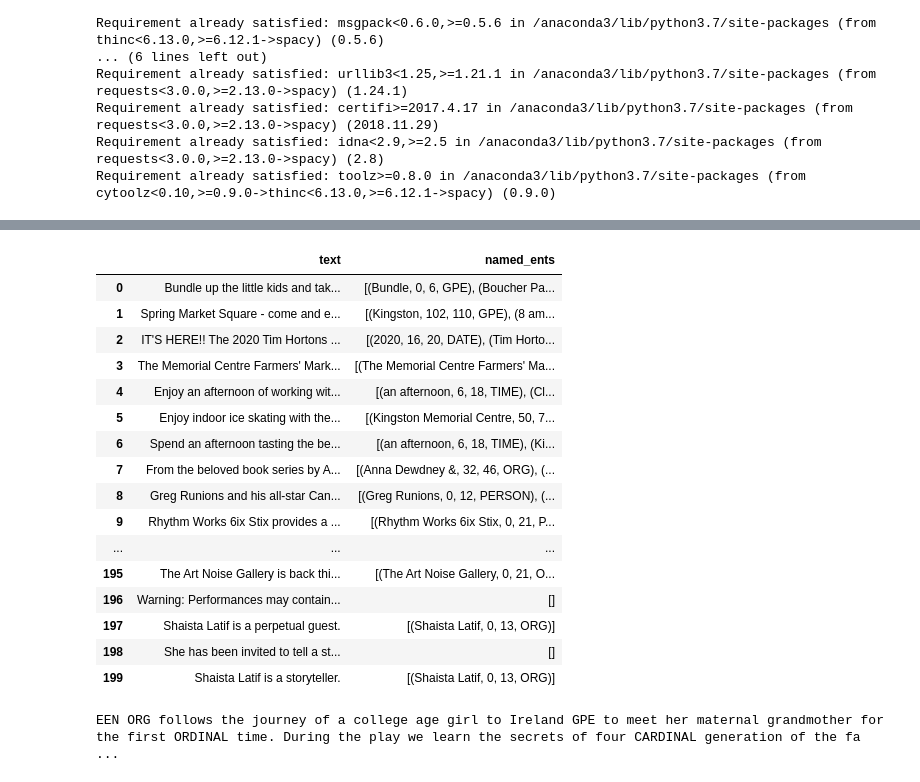
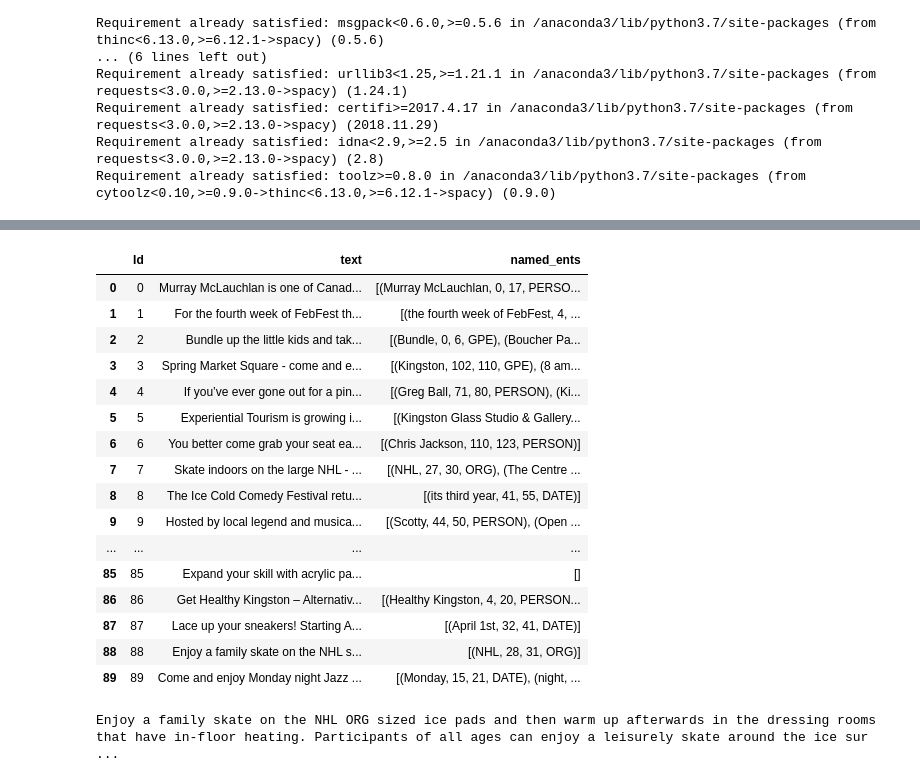
Before and after one commit to rashinagpal/EBC-6997, a Jupyter notebook: webscraper.ipynb, the cells around one changed output, grey strips where cells are left out. Cells and saved outputs as stored; diff of their text form; code cells hidden in the pictures.

```diff
--- a/webscraper.ipynb
+++ b/webscraper.ipynb
@@ -38,9 +38,9 @@ options = {
 pd.set_option('display.max_rows', 1000) # edit how jupyter will render our pandas dataframes
 pd.options.mode.chained_assignment = None # prevent warning about working on a copy of a dataframe
 # %%
-df = pd.read_csv("data1.csv")
+df = pd.read_csv("rashi_data.csv")
 
-mini_df = df[:200]
+mini_df = df[:100]
 mini_df.index = pd.RangeIndex(len(mini_df.index))
 
 # comment this out to run on full dataset
@@ -101,5 +121,6 @@ def render_entities(idx, df, options={}, column='named_ents'):
 # %%
-df = pd.DataFrame(df['event_description'])
-df.columns = ['text']
-display(df)
+# df = pd.DataFrame(df['Description'])
+# df.columns = ['text']
+df = df.rename({'Description': 'text'}, axis=1)
+df.head(10)
 # %% [output]
@@ -123,47 +138,35 @@ display(df)
 # %%
 def extract_named_ents(text):
-    """Extract named entities, and beginning, middle and end idx using spaCy's out-of-the-box model.
-
-    Keyword arguments:
-    text -- the actual text source from which to extract entities
-
-    """
     return [(ent.text, ent.start_char, ent.end_char, ent.label_) for ent in nlp(text).ents]
 
 def add_named_ents(df):
-    """Create new column in data frame with named entity tuple extracted.
-
-    Keyword arguments:
-    df -- a dataframe object
-
-    """
     df['named_ents'] = df['text'].apply(extract_named_ents)
 # %%
 add_named_ents(df)
-display(df)
+df.head(90)
 # %% [output]
-|  | text | named_ents |
-| 0 | Bundle up the little kids and tak... | [(Bundle, 0, 6, GPE), (Boucher Pa... |
-| 1 | Spring Market Square - come and e... | [(Kingston, 102, 110, GPE), (8 am... |
-| 2 | IT'S HERE!! The 2020 Tim Hortons ... | [(2020, 16, 20, DATE), (Tim Horto... |
-| 3 | The Memorial Centre Farmers' Mark... | [(The Memorial Centre Farmers' Ma... |
-| 4 | Enjoy an afternoon of working wit... | [(an afternoon, 6, 18, TIME), (Cl... |
-| 5 | Enjoy indoor ice skating with the... | [(Kingston Memorial Centre, 50, 7... |
-| 6 | Spend an afternoon tasting the be... | [(an afternoon, 6, 18, TIME), (Ki... |
-| 7 | From the beloved book series by A... | [(Anna Dewdney &, 32, 46, ORG), (... |
-| 8 | Greg Runions and his all-star Can... | [(Greg Runions, 0, 12, PERSON), (... |
-| 9 | Rhythm Works 6ix Stix provides a ... | [(Rhythm Works 6ix Stix, 0, 21, P... |
-| ... | ... | ... |
-| 195 | The Art Noise Gallery is back thi... | [(The Art Noise Gallery, 0, 21, O... |
-| 196 | Warning: Performances may contain... | [] |
-| 197 | Shaista Latif is a perpetual guest. | [(Shaista Latif, 0, 13, ORG)] |
-| 198 | She has been invited to tell a st... | [] |
-| 199 | Shaista Latif is a storyteller. | [(Shaista Latif, 0, 13, ORG)] |
+|  | Id | text | named_ents |
+| 0 | 0 | Murray McLauchlan is one of Canad... | [(Murray McLauchlan, 0, 17, PERSO... |
+| 1 | 1 | For the fourth week of FebFest th... | [(the fourth week of FebFest, 4, ... |
+| 2 | 2 | Bundle up the little kids and tak... | [(Bundle, 0, 6, GPE), (Boucher Pa... |
+| 3 | 3 | Spring Market Square - come and e... | [(Kingston, 102, 110, GPE), (8 am... |
+| 4 | 4 | If you’ve ever gone out for a pin... | [(Greg Ball, 71, 80, PERSON), (Ki... |
+| 5 | 5 | Experiential Tourism is growing i... | [(Kingston Glass Studio & Gallery... |
+| 6 | 6 | You better come grab your seat ea... | [(Chris Jackson, 110, 123, PERSON)] |
+| 7 | 7 | Skate indoors on the large NHL - ... | [(NHL, 27, 30, ORG), (The Centre ... |
+| 8 | 8 | The Ice Cold Comedy Festival retu... | [(its third year, 41, 55, DATE)] |
+| 9 | 9 | Hosted by local legend and musica... | [(Scotty, 44, 50, PERSON), (Open ... |
+| ... | ... | ... | ... |
+| 85 | 85 | Expand your skill with acrylic pa... | [] |
+| 86 | 86 | Get Healthy Kingston – Alternativ... | [(Healthy Kingston, 4, 20, PERSON... |
+| 87 | 87 | Lace up your sneakers! Starting A... | [(April 1st, 32, 41, DATE)] |
+| 88 | 88 | Enjoy a family skate on the NHL s... | [(NHL, 28, 31, ORG)] |
+| 89 | 89 | Come and enjoy Monday night Jazz ... | [(Monday, 15, 21, DATE), (night, ... |
 # %%
 column = 'named_ents'
-render_entities(180, df, options=options, column=column) # take a look at one of the abstracts
+render_entities(80, df, options=options, column=column) # take a look at one of the abstracts
 # %% [output]
-EEN ORG follows the journey of a college age girl to Ireland GPE to meet her maternal grandmother for the first ORDINAL time. During the play we learn the secrets of four CARDINAL generation of the fa ...
+Enjoy a family skate on the NHL ORG sized ice pads and then warm up afterwards in the dressing rooms that have in-floor heating. Participants of all ages can enjoy a leisurely skate around the ice sur ...
 # %%
 #function for Extracting Nouns
 def extract_nouns(text):
```
Also changed, not shown: parts of 21 cells of this notebook.
